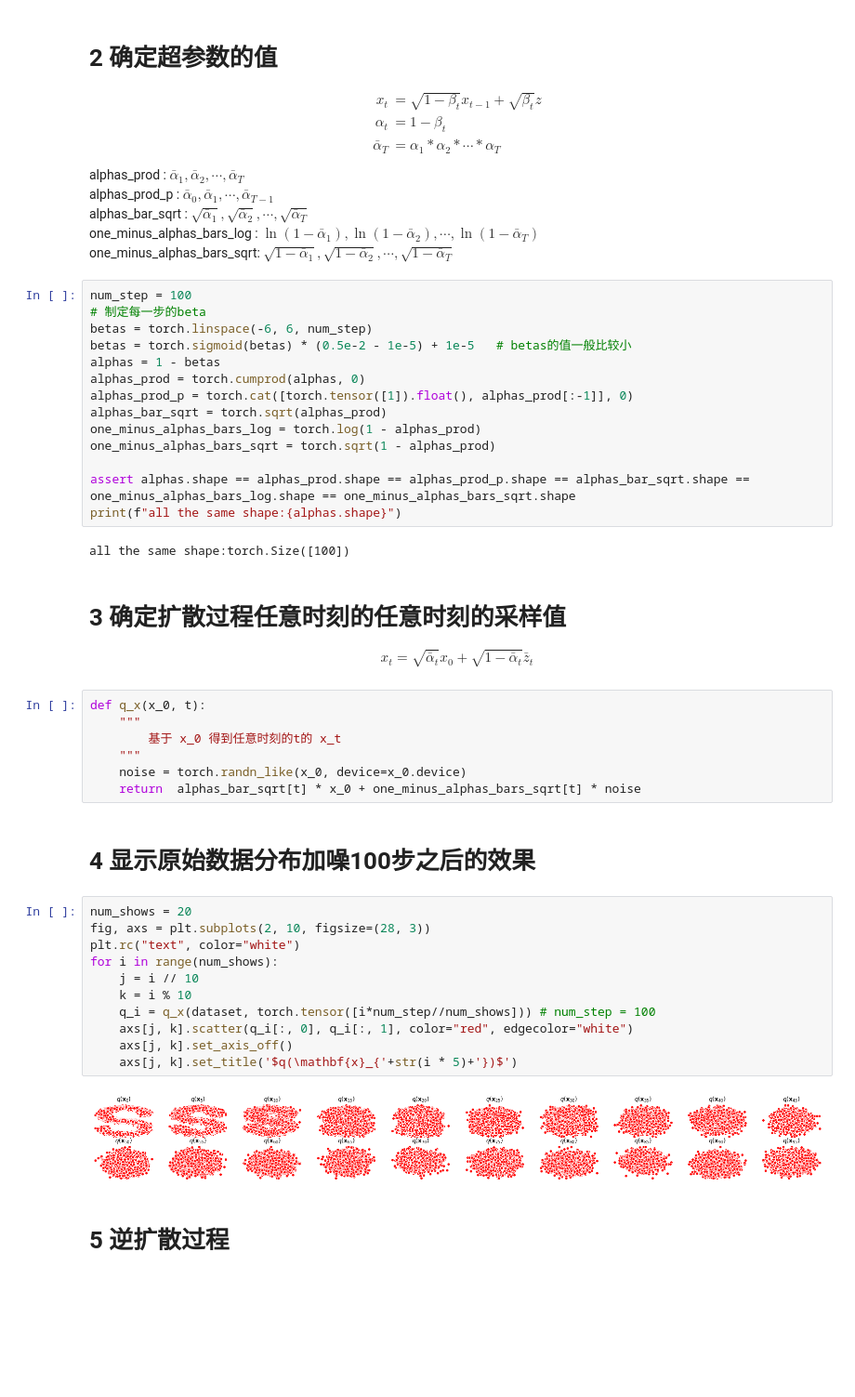
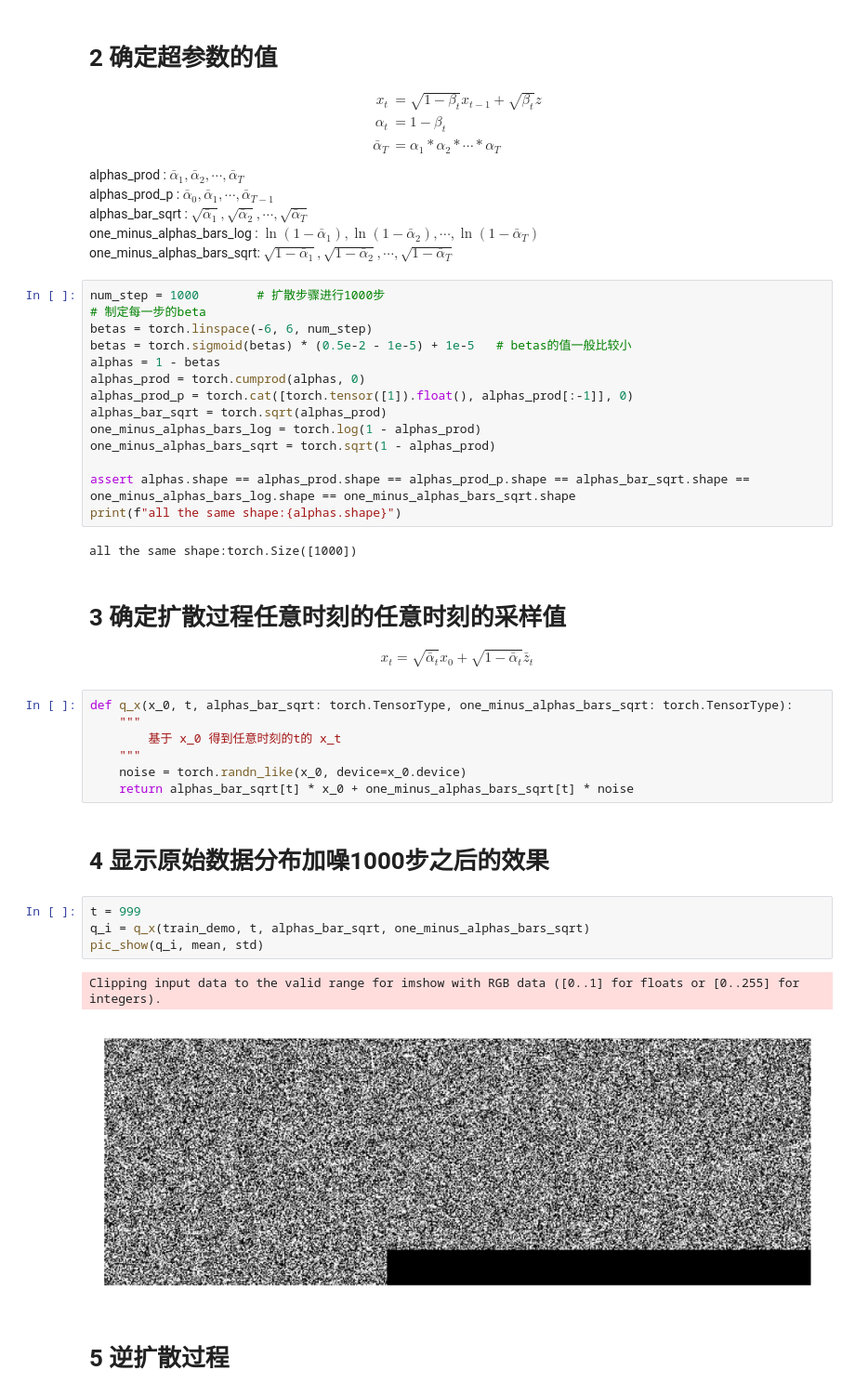
Before and after one commit to Newbiezzx/code_train, a Jupyter notebook: Diffusion/diffusion_deme_mnist.ipynb, the cells around one changed output. Shown at 93% size. Cells and saved outputs as stored; diff of their text form; blank space fills up the shorter version.

```diff
--- a/Diffusion/diffusion_deme_mnist.ipynb
+++ b/Diffusion/diffusion_deme_mnist.ipynb
@@ -32,7 +71,7 @@ alphas_bar_sqrt : ${\sqrt{\bar{\alpha}_1}, \sqrt{\bar{\alpha}_2}, \cdots, \sqrt{
 one_minus_alphas_bars_log : $\ln{(1 - \bar{\alpha}_1)}, \ln{(1 - \bar{\alpha}_2)}, \cdots, \ln{(1 - \bar{\alpha}_T)}$
 one_minus_alphas_bars_sqrt: $\sqrt{1 - \bar{\alpha}_1}, \sqrt{1 - \bar{\alpha}_2}, \cdots, \sqrt{1 - \bar{\alpha}_T}$
 # %%
-num_step = 100
+num_step = 1000        # 扩散步骤进行1000步
 # 制定每一步的beta
 betas = torch.linspace(-6, 6, num_step)
 betas = torch.sigmoid(betas) * (0.5e-2 - 1e-5) + 1e-5   # betas的值一般比较小
@@ -46,33 +85,27 @@ one_minus_alphas_bars_sqrt = torch.sqrt(1 - alphas_prod)
 assert alphas.shape == alphas_prod.shape == alphas_prod_p.shape == alphas_bar_sqrt.shape == one_minus_alphas_bars_log.shape == one_minus_alphas_bars_sqrt.shape
 print(f"all the same shape:{alphas.shape}")
 # %% [output]
-all the same shape:torch.Size([100])
+all the same shape:torch.Size([1000])
 # %% [markdown]
 # 3 确定扩散过程任意时刻的任意时刻的采样值
 $$
 x_t = \sqrt{\bar{\alpha}_t}x_0 + \sqrt{1 - \bar{\alpha}_t}\bar{z}_t
 $$
 # %%
-def q_x(x_0, t):
+def q_x(x_0, t, alphas_bar_sqrt: torch.TensorType, one_minus_alphas_bars_sqrt: torch.TensorType):
     """
         基于 x_0 得到任意时刻的t的 x_t
     """
     noise = torch.randn_like(x_0, device=x_0.device)
-    return  alphas_bar_sqrt[t] * x_0 + one_minus_alphas_bars_sqrt[t] * noise
+    return alphas_bar_sqrt[t] * x_0 + one_minus_alphas_bars_sqrt[t] * noise
 # %% [markdown]
-# 4 显示原始数据分布加噪100步之后的效果
+# 4 显示原始数据分布加噪1000步之后的效果
-# %%
-num_shows = 20
-fig, axs = plt.subplots(2, 10, figsize=(28, 3))
-plt.rc("text", color="white")
-for i in range(num_shows):
-    j = i // 10
-    k = i % 10
-    q_i = q_x(dataset, torch.tensor([i*num_step//num_shows])) # num_step = 100
-    axs[j, k].scatter(q_i[:, 0], q_i[:, 1], color="red", edgecolor="white")
-    axs[j, k].set_axis_off()
-    axs[j, k].set_title('$q(\mathbf{x}_{'+str(i * 5)+'})$')
-# %% [output]
-[figure, removed]
+# %%
+t = 999
+q_i = q_x(train_demo, t, alphas_bar_sqrt, one_minus_alphas_bars_sqrt)
+pic_show(q_i, mean, std)
+# %% [output]
+Clipping input data to the valid range for imshow with RGB data ([0..1] for floats or [0..255] for integers).
+[figure, added]
 # %% [markdown]
 # 5 逆扩散过程
```
Also changed, not shown: parts of 12 cells of this notebook, 1 other file.
